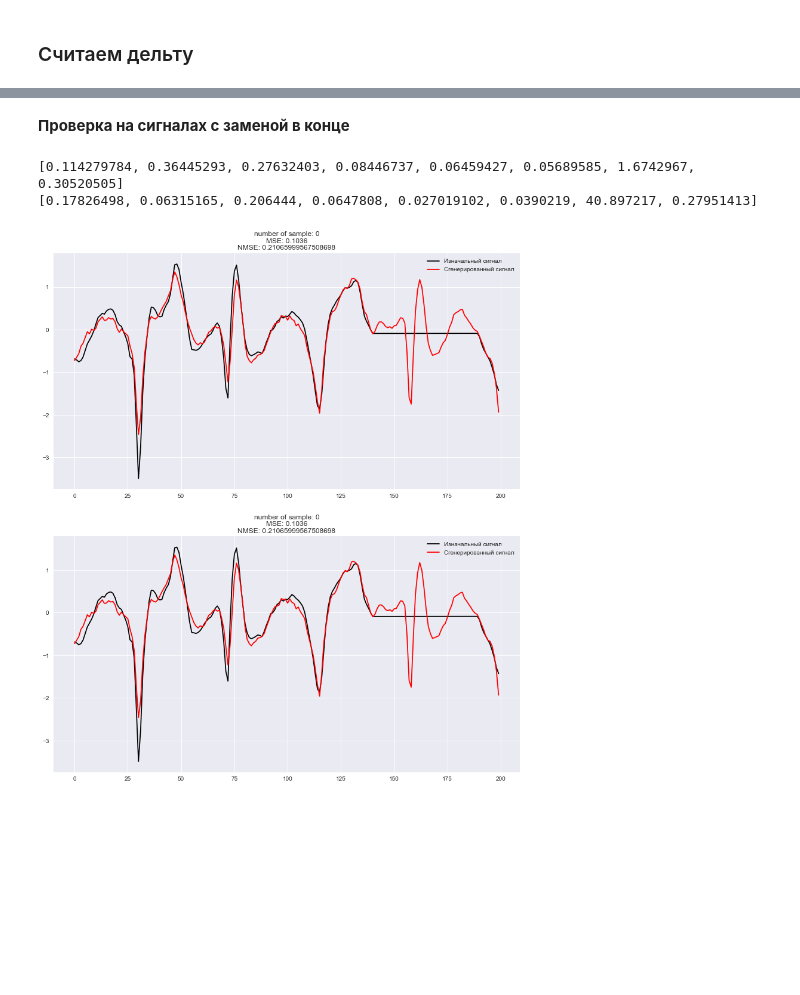
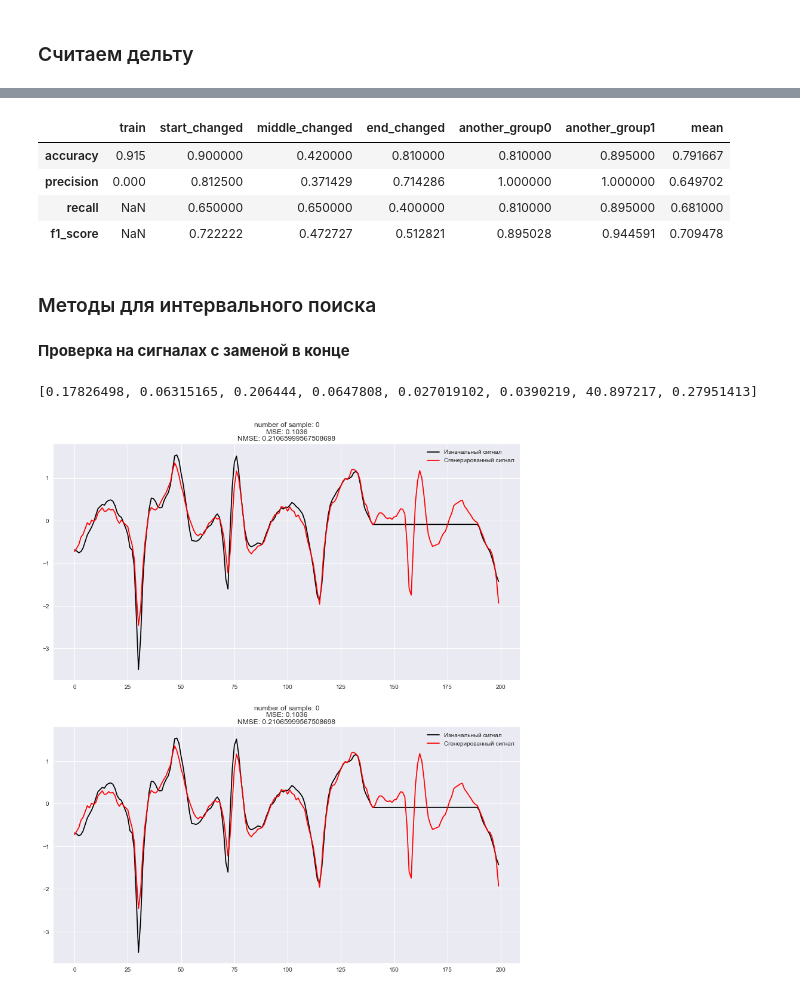
Before and after one commit to FL2107/signals_learning, a Jupyter notebook: 1parameter_Linear_Autoencoder.ipynb, the cells around one changed output, grey strips where cells are left out. Drawn from its saved outputs; the diff is of its cells as text; code cells hidden in the pictures; blank space fills up the shorter version.

```diff
--- a/1parameter_Linear_Autoencoder.ipynb
+++ b/1parameter_Linear_Autoencoder.ipynb
@@ -414,0 +417,33 @@ def get_interval_nmse(x, y, l):
+# %%
+def get_point_delta(x, y):
+    '''
+    x and y are np.ndarrays
+    returns np.array of difference to absolute maximum of x in each point
+    '''
+    delta = np.abs(x-y)/np.max(np.abs(x))
+    return delta
+
+def get_characteristics(model, origin, x_mean, x_var, true_anomaly, threshold=0.5):
+    '''
+    returns dot-based TP, TN, FP, FN np.ndarrays of difference between origin (normalized) and signal gained from net and compares it with answer (true_anomaly)
+    '''
+    signals = [model(torch.FloatTensor(origin[i])).detach().numpy()*x_var+x_mean for i in range(len(origin))]
+    origin_unnorm = [origin[i]*x_var+x_mean for i in range(len(origin))]
+    deltas = np.array([get_point_delta(origin_unnorm[i], signals[i]) for i in range(len(origin))])
+    anomaly = deltas >= threshold
+
+    true_positive = np.sum(true_anomaly*anomaly, axis=1)
+    true_negative = np.sum((1-true_anomaly)*(1-anomaly), axis=1)
+
+    false_positive = np.sum((1-true_anomaly)*anomaly, axis=1)
+    false_negative = np.sum(true_anomaly*(1-anomaly), axis=1)
+
+    return true_positive, true_negative, false_positive, false_negative, anomaly
+
+def get_metrics(true_positive, true_negative, false_positive, false_negative):
+    accuracy = ( true_positive + true_negative ) / ( true_positive + true_negative + false_positive + false_negative )
+    precision = true_positive / ( true_positive + false_positive )
+    recall = true_positive / ( true_positive + false_negative )
+    f1_score = 2*precision*recall / ( precision + recall )
+    metrics = [accuracy, precision, recall, f1_score]
+    return metrics
@@ -414,0 +477,18 @@ def get_interval_nmse(x, y, l):
+# %%
+true_positive, true_negative, false_positive, false_negative, anomaly = get_characteristics(net, anomaly_signals, x_mean, x_var, anomaly_places, 0.11)
+metrics = get_metrics(true_positive, true_negative, false_positive, false_negative)
+# print_signal(anomaly, style='dot')
+
+idx_metrics = ["accuracy", "precision", "recall", "f1_score"]
+labels_metrics = ['train', 'start_changed', 'middle_changed', 'end_changed', 'another_group0', 'another_group1']
+metrics_table = pd.DataFrame(data = metrics, index=idx_metrics, columns=labels_metrics)
+metrics_table['mean'] = metrics_table.mean(axis=1)
+metrics_table
+# %% [output]
+|  | train | start_changed | middle_changed | end_changed | another_group0 | another_group1 | mean |
+| accuracy | 0.915 | 0.900000 | 0.420000 | 0.810000 | 0.810000 | 0.895000 | 0.791667 |
+| precision | 0.000 | 0.812500 | 0.371429 | 0.714286 | 1.000000 | 1.000000 | 0.649702 |
+| recall | NaN | 0.650000 | 0.650000 | 0.400000 | 0.810000 | 0.895000 | 0.681000 |
+| f1_score | NaN | 0.722222 | 0.472727 | 0.512821 | 0.895028 | 0.944591 | 0.709478 |
+# %% [markdown]
+### Методы для интервального поиска
@@ -417,10 +510,11 @@ def get_interval_nmse(x, y, l):
 # %%
 s = replaced_end_signals[1]
 out = net(torch.FloatTensor(s)).detach().numpy()
-print(get_interval_mse(s,out,25))
-print(get_interval_nmse(s,out,25))
-tensor_check(net, torch.FloatTensor(replaced_end_signals)[1:2], 2, x_mean, x_var) # чтобы обойти недоработки кода в 2 экземплярах
+
+length = 25
+parts = [[i*length, (i+1)*length] for i in range(SIG_LEN//length)]
+print(get_interval_mse(s,out,parts, nmse=True))
+tensor_check(net, torch.FloatTensor(replaced_end_signals)[1:2], 2, x_mean, x_var) # чтобы обойти недоработки кода, в 2 экземплярах
 # %% [output]
-[0.114279784, 0.36445293, 0.27632403, 0.08446737, 0.06459427, 0.05689585, 1.6742967, 0.30520505]
 [0.17826498, 0.06315165, 0.206444, 0.0647808, 0.027019102, 0.0390219, 40.897217, 0.27951413]
 [figure]
```
Also changed, not shown: parts of 11 cells of this notebook.
